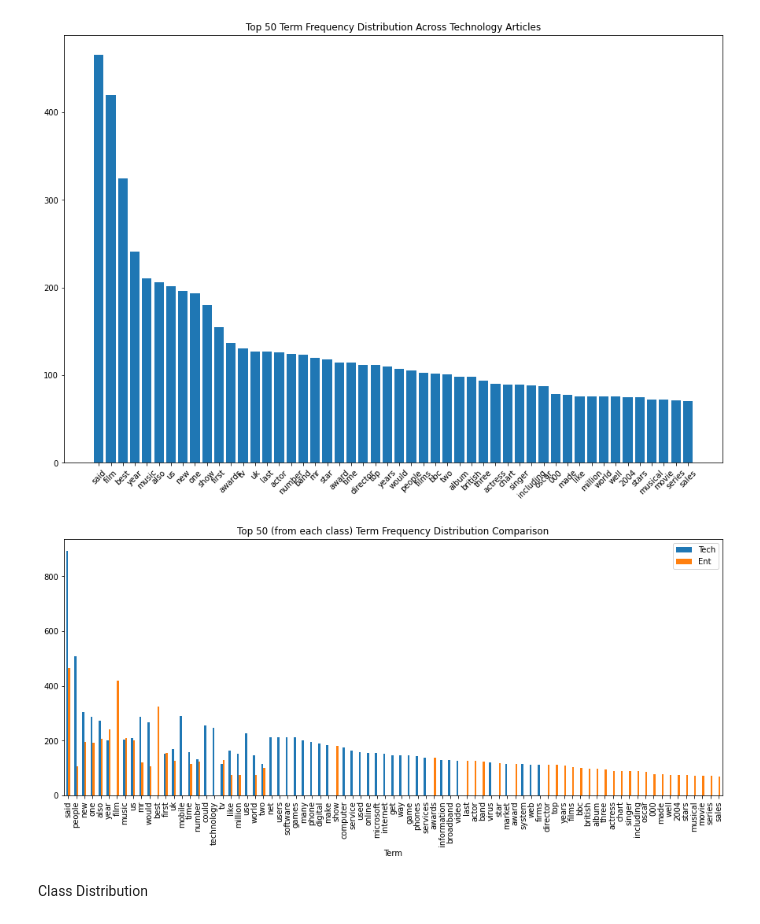
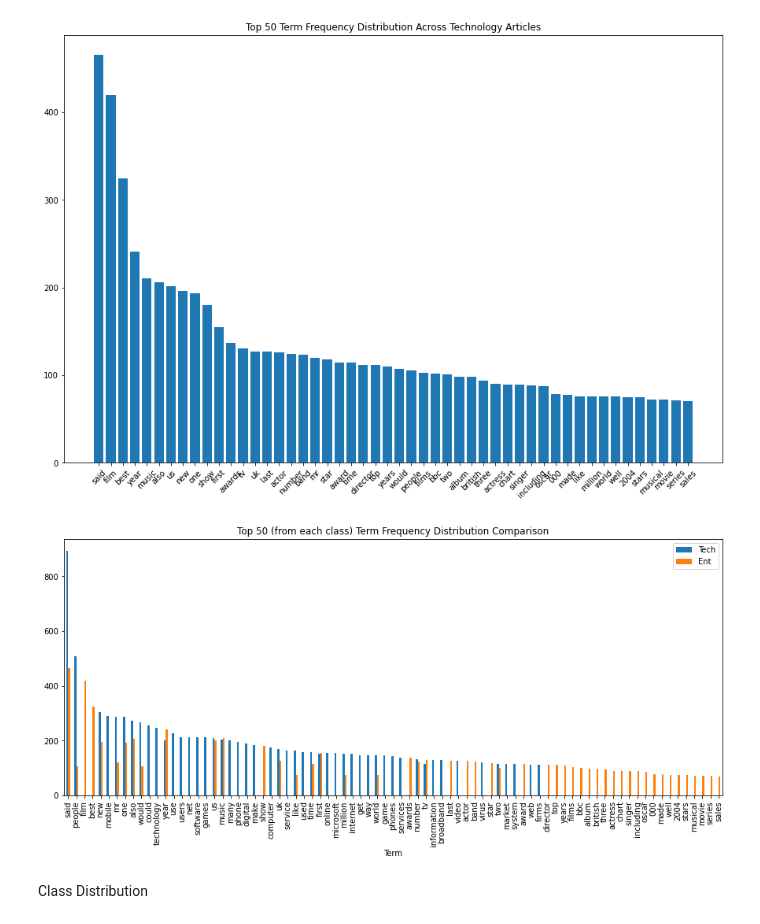
Before and after one commit to waldosingleton/Assignment_3, a Jupyter notebook: Group_1.ipynb, the cells around one changed output. Cells and saved outputs as stored; diff of their text form; code cells hidden in the pictures.

Commit message:
plots pretty

```diff
--- a/Group_1.ipynb
+++ b/Group_1.ipynb
@@ -220,25 +220,25 @@ plt.show()
 # %%
 #X_axis = np.arrange(len(tech_top_50)+len(entertainment_top_50))
 
 top_50_comp = tech_top_50
 top_50_comp = top_50_comp.reindex(columns = top_50_comp.columns.to_list() + ['Ent'])
 top_50_comp.columns = ['Term', 'Tech', 'Ent']
 
 for index, row in entertainment_top_50.iterrows():
     if row[0] in top_50_comp.values:
         top_50_comp.loc[top_50_comp.Term == row[0], 'Ent'] = row[1]
     else:
         top_50_comp.loc[top_50_comp.shape[0]] = [row[0], 0, row[1]]
 top_50_comp['Ent'] = top_50_comp['Ent'].fillna(0)
 
-top_50_comp['Total'] = top_50_comp['Tech'] + top_50_comp['Ent']
-top_50_comp = top_50_comp.sort_values(['Total'], ascending=False)
+top_50_comp['Highest'] = top_50_comp[['Tech','Ent']].max(axis=1)
+top_50_comp = top_50_comp.sort_values(['Highest'], ascending=False)
 
 top_50_comp.plot(x='Term', y=['Tech', 'Ent'], kind='bar', figsize=(15,6))
 plt.title('Top 50 (from each class) Term Frequency Distribution Comparison')
 plt.show()
 # %% [output]
-[figure, old version]
+[figure, new version]
 # %% [markdown]
 Class Distribution
 # %%
```
